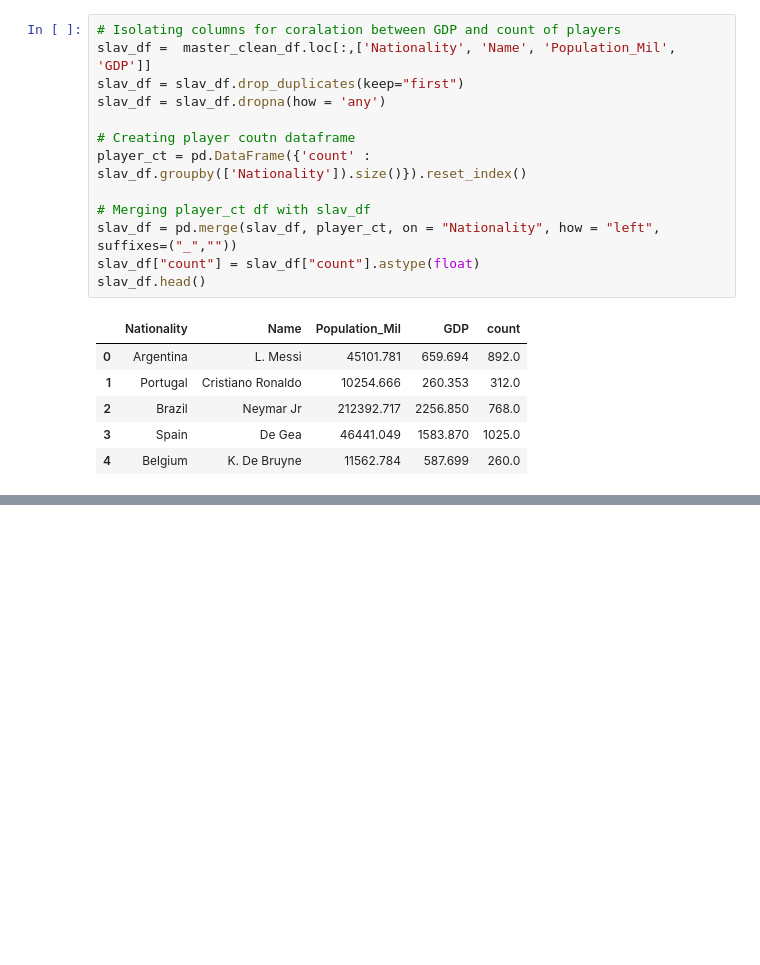
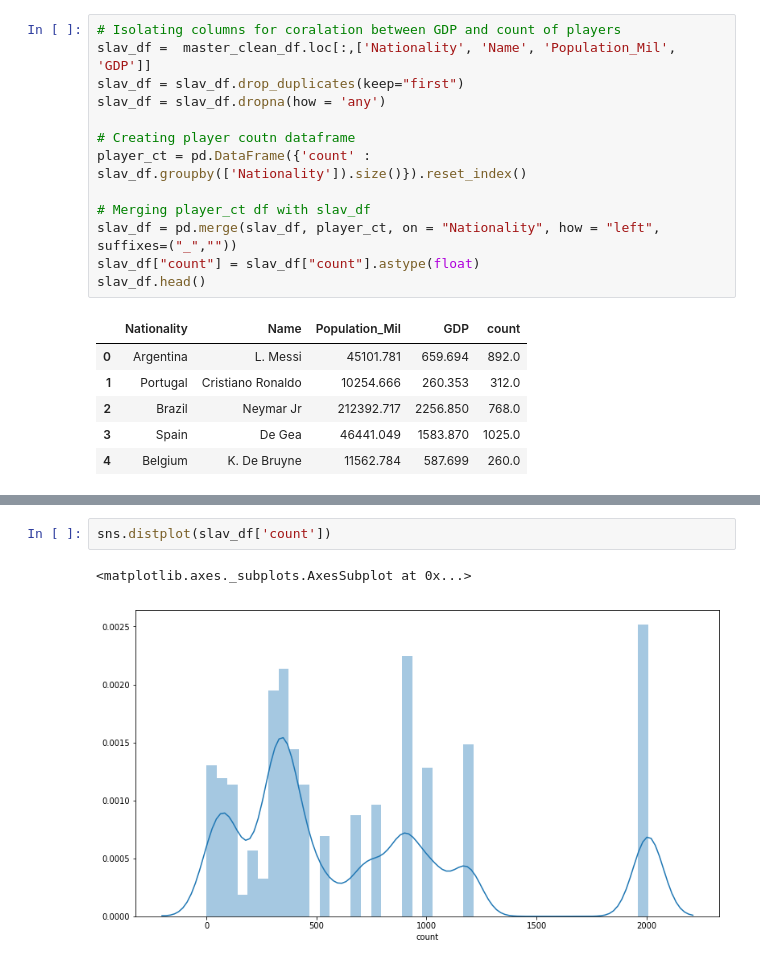
Before and after one commit to nmaize/Project-One_Group5, a Jupyter notebook: FIFA_RESEARCH.ipynb, the cells around one changed output, grey strips where cells are left out. Saved outputs shown, nothing was run; the diff lists cells and outputs as text; blank space fills up the shorter version.

```diff
--- a/FIFA_RESEARCH.ipynb
+++ b/FIFA_RESEARCH.ipynb
@@ -263,0 +246,5 @@ Text(0,0.5,' ')
+# %%
+sns.distplot(slav_df['count'])
+# %% [output]
+<matplotlib.axes._subplots.AxesSubplot at 0x...>
+[figure, added]
```
Also changed, not shown: parts of 7 cells of this notebook.
